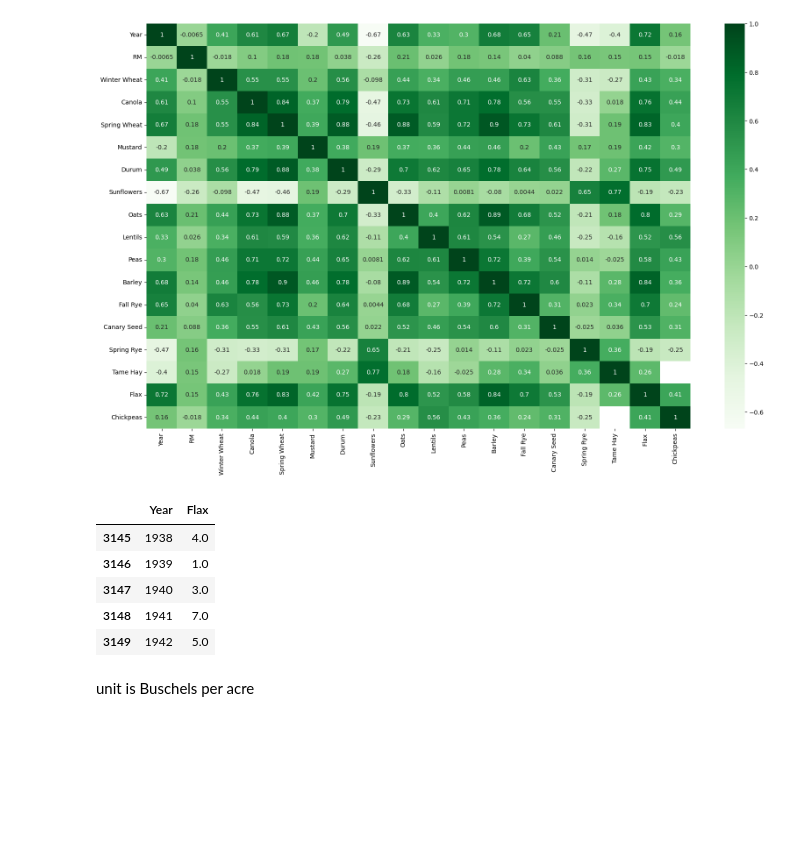
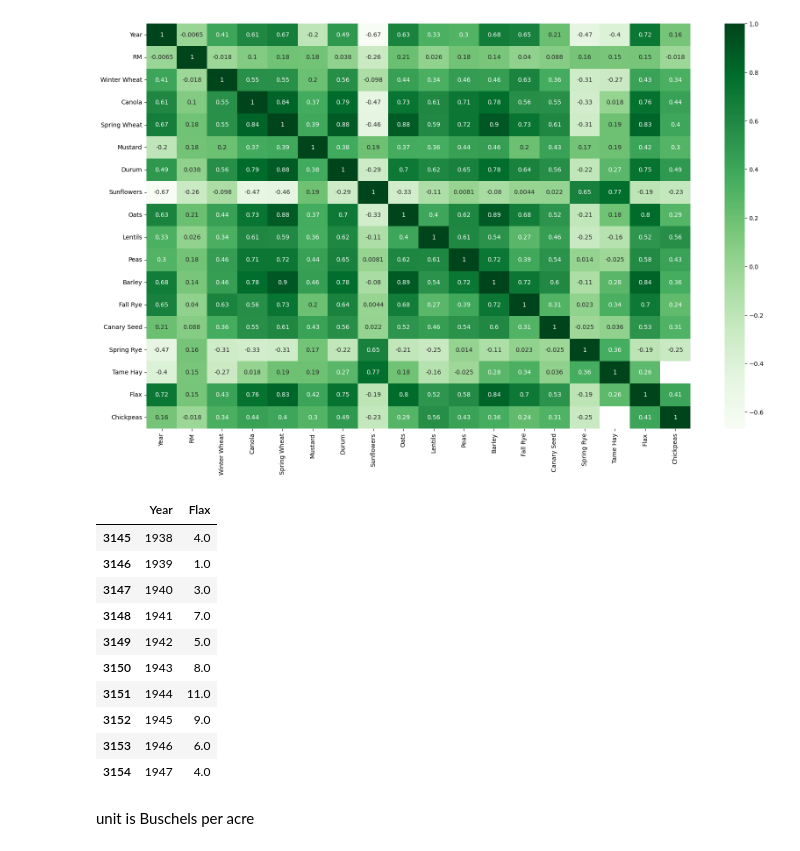
Before and after one commit to MithunMPK/PythonAssignments, a Jupyter notebook: Project.ipynb, the cells around one changed output. Drawn from its saved outputs; the diff is of its cells as text; code cells hidden in the pictures; blank space fills up the shorter version.

```diff
--- a/Project.ipynb
+++ b/Project.ipynb
@@ -23,16 +24,21 @@ plt.show()
 [figure]
 # %%
 ##Weyburn No. 67
-df=df_raw.loc[df_raw['RM'] == 67][['Year', 'Flax', '']]
+df=df_raw.loc[df_raw['RM'] == 67][['Year', 'Flax']]
 # %%
-df.head()
+df.head(10)
 # %% [output]
 |  | Year | Flax |
 | 3145 | 1938 | 4.0 |
 | 3146 | 1939 | 1.0 |
 | 3147 | 1940 | 3.0 |
 | 3148 | 1941 | 7.0 |
 | 3149 | 1942 | 5.0 |
+| 3150 | 1943 | 8.0 |
+| 3151 | 1944 | 11.0 |
+| 3152 | 1945 | 9.0 |
+| 3153 | 1946 | 6.0 |
+| 3154 | 1947 | 4.0 |
 # %% [markdown]
 unit is Buschels per acre
 # %%
```
Also changed, not shown: parts of 17 cells of this notebook.
